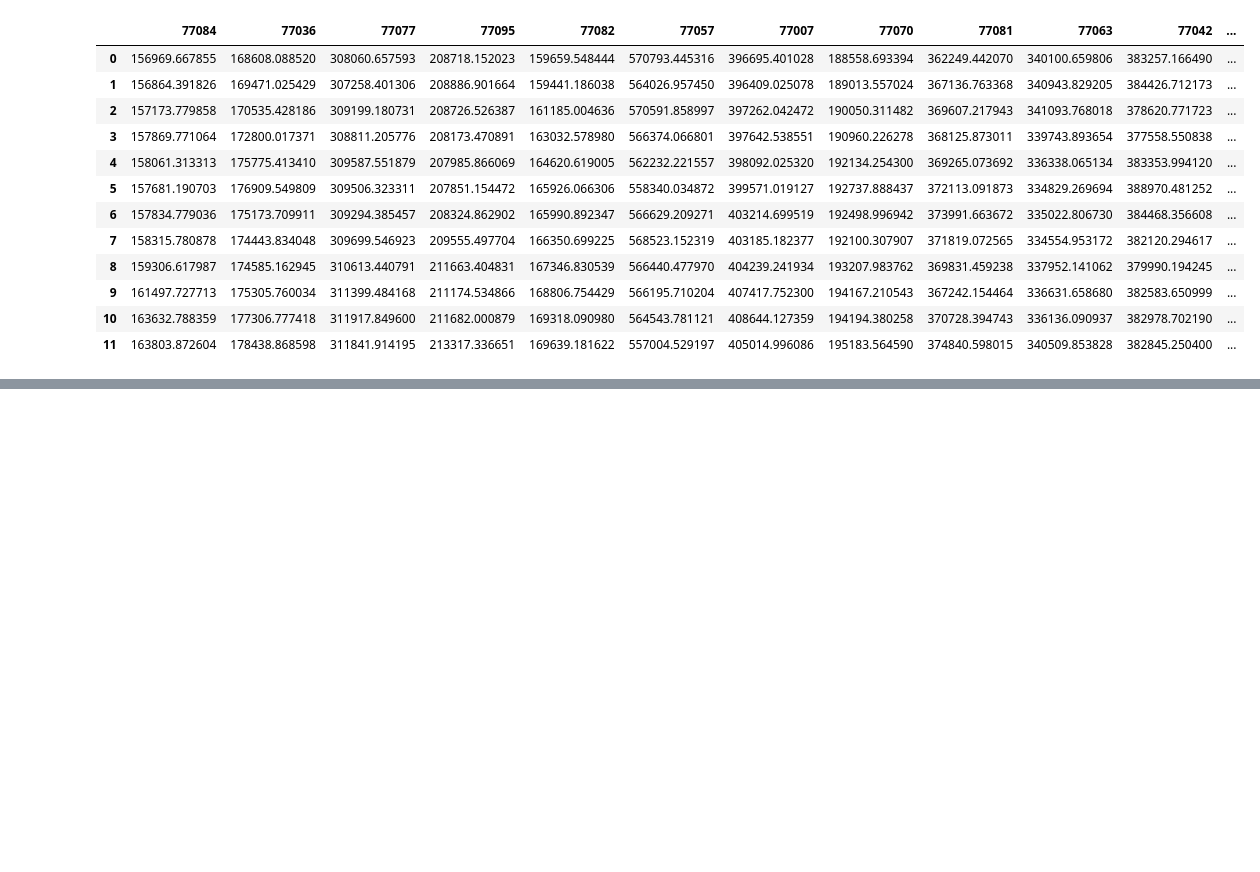
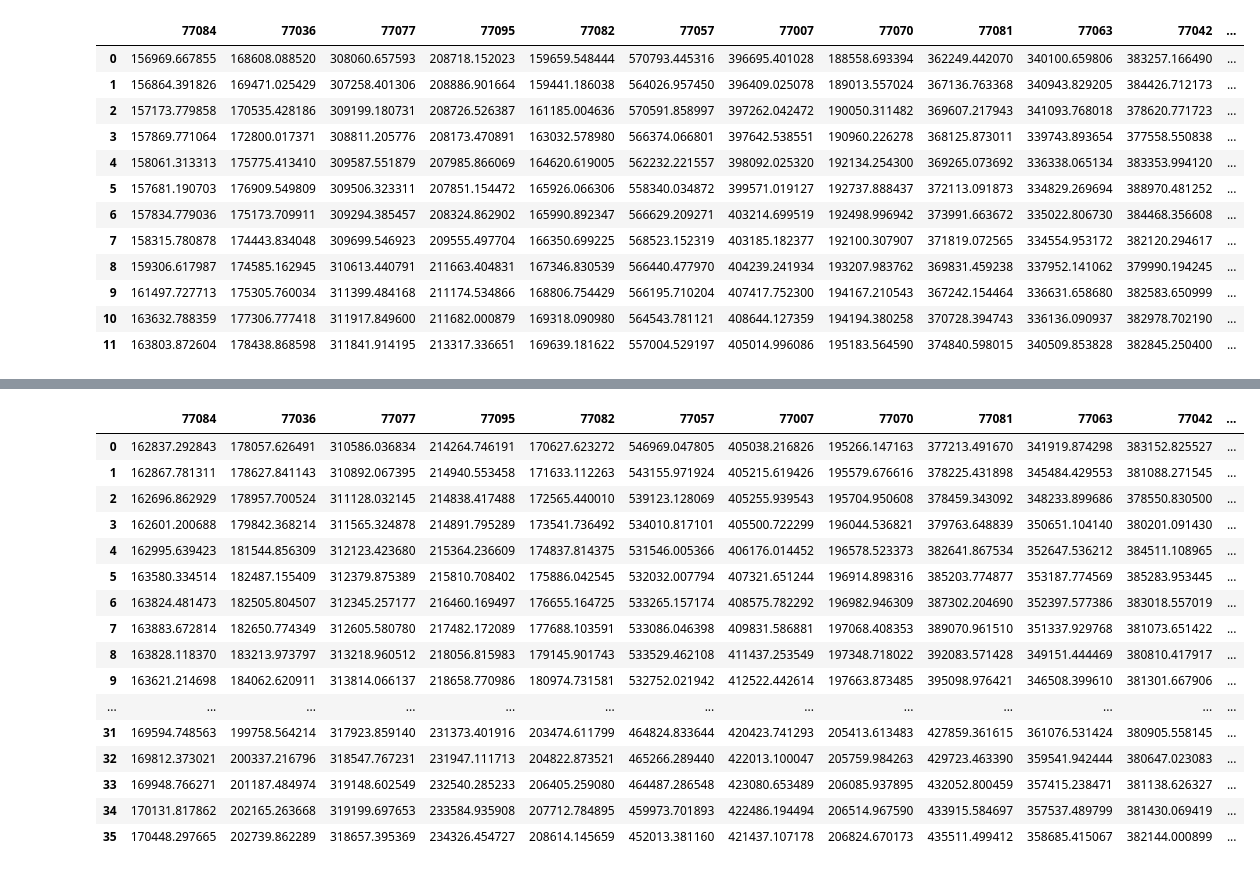
Before and after one commit to Blue723/Housing_Time_Series, a Jupyter notebook: time-series/Time_Series_notebook.ipynb, the cells around one changed output, grey strips where cells are left out. Cells and saved outputs as stored; diff of their text form; code cells hidden in the pictures; blank space fills up the shorter version.

```diff
--- a/time-series/Time_Series_notebook.ipynb
+++ b/time-series/Time_Series_notebook.ipynb
@@ -275,7 +275,7 @@ pdqs    (0, 1, 1, 12)
 aic        819.822075
 Name: 507, dtype: object
 # %%
-def sarimax_model(df):
+def sarimax_model(df, start=None, end=None):
     model = SARIMAX(df,
                     order=(1, 1, 1),
                     seasonal_order=(1, 1, 1, 12),
@@ -283,31 +283,13 @@ def sarimax_model(df):
                     enforce_invertibility=False)
     #fit model
     output = model.fit()
-
-    #summary, look at arma lags p-value
-    #print('{}'.format(c))
-    #print(output.summary().tables[1])
-
     #predictions
-    pred = output.get_prediction(start=pd.to_datetime('2017-01'), end=pd.to_datetime('2017-12'),dynamic=False)
-
-    #confidence interval
-    #pred_conf = pred.conf_int()
-    #print('Predicted Confidence Interval')
-    #print(pred_conf)
-    #print('')
-
-    #predicted mean
-    #pred_mean = pred.predicted_mean
-    #print('Predicted Mean')
-    #print(pred_mean)
-    #print('----------------------------------------------------------------------------')
-    #print('')
+    pred = output.get_prediction(start=pd.to_datetime(start), end=pd.to_datetime(end),dynamic=False)
     return pred
 # %%
 zipcode_pred_mean = pd.DataFrame()
 for c in zipcode[:'2016-12'].columns:
-    pred = sarimax_model(zipcode[c])
+    pred = sarimax_model(zipcode[c], start='2017-01', end='2017-12')
     pred_mean_dict = {c: list(pred.predicted_mean)}
     pred_mean_df = pd.DataFrame(pred_mean_dict)
     zipcode_pred_mean = pd.concat([zipcode_pred_mean, pred_mean_df], axis=1)
@@ -351,0 +335,27 @@ for c in zipcode.columns:
+# %%
+future_mean = pd.DataFrame()
+for c in zipcode[:'2016-12'].columns:
+    pred_1 = sarimax_model(zipcode[c], start='2018-01', end='2020-12')
+    pred_mean_dict_1 = {c: list(pred_1.predicted_mean)}
+    pred_mean_df_1 = pd.DataFrame(pred_mean_dict_1)
+    future_mean = pd.concat([future_mean, pred_mean_df_1], axis=1)
+# %%
+future_mean
+# %% [output]
+|  | 77084 | 77036 | 77077 | 77095 | 77082 | 77057 | 77007 | 77070 | 77081 | 77063 | 77042 | ... |
+| 0 | 162837.292843 | 178057.626491 | 310586.036834 | 214264.746191 | 170627.623272 | 546969.047805 | 405038.216826 | 195266.147163 | 377213.491670 | 341919.874298 | 383152.825527 | ... |
+| 1 | 162867.781311 | 178627.841143 | 310892.067395 | 214940.553458 | 171633.112263 | 543155.971924 | 405215.619426 | 195579.676616 | 378225.431898 | 345484.429553 | 381088.271545 | ... |
+| 2 | 162696.862929 | 178957.700524 | 311128.032145 | 214838.417488 | 172565.440010 | 539123.128069 | 405255.939543 | 195704.950608 | 378459.343092 | 348233.899686 | 378550.830500 | ... |
+| 3 | 162601.200688 | 179842.368214 | 311565.324878 | 214891.795289 | 173541.736492 | 534010.817101 | 405500.722299 | 196044.536821 | 379763.648839 | 350651.104140 | 380201.091430 | ... |
+| 4 | 162995.639423 | 181544.856309 | 312123.423680 | 215364.236609 | 174837.814375 | 531546.005366 | 406176.014452 | 196578.523373 | 382641.867534 | 352647.536212 | 384511.108965 | ... |
+| 5 | 163580.334514 | 182487.155409 | 312379.875389 | 215810.708402 | 175886.042545 | 532032.007794 | 407321.651244 | 196914.898316 | 385203.774877 | 353187.774569 | 385283.953445 | ... |
+| 6 | 163824.481473 | 182505.804507 | 312345.257177 | 216460.169497 | 176655.164725 | 533265.157174 | 408575.782292 | 196982.946309 | 387302.204690 | 352397.577386 | 383018.557019 | ... |
+| 7 | 163883.672814 | 182650.774349 | 312605.580780 | 217482.172089 | 177688.103591 | 533086.046398 | 409831.586881 | 197068.408353 | 389070.961510 | 351337.929768 | 381073.651422 | ... |
+| 8 | 163828.118370 | 183213.973797 | 313218.960512 | 218056.815983 | 179145.901743 | 533529.462108 | 411437.253549 | 197348.718022 | 392083.571428 | 349151.444469 | 380810.417917 | ... |
+| 9 | 163621.214698 | 184062.620911 | 313814.066137 | 218658.770986 | 180974.731581 | 532752.021942 | 412522.442614 | 197663.873485 | 395098.976421 | 346508.399610 | 381301.667906 | ... |
+| ... | ... | ... | ... | ... | ... | ... | ... | ... | ... | ... | ... | ... |
+| 31 | 169594.748563 | 199758.564214 | 317923.859140 | 231373.401916 | 203474.611799 | 464824.833644 | 420423.741293 | 205413.613483 | 427859.361615 | 361076.531424 | 380905.558145 | ... |
+| 32 | 169812.373021 | 200337.216796 | 318547.767231 | 231947.111713 | 204822.873521 | 465266.289440 | 422013.100047 | 205759.984263 | 429723.463390 | 359541.942444 | 380647.023083 | ... |
+| 33 | 169948.766271 | 201187.484974 | 319148.602549 | 232540.285233 | 206405.259080 | 464487.286548 | 423080.653489 | 206085.937895 | 432052.800459 | 357415.238471 | 381138.626327 | ... |
+| 34 | 170131.817862 | 202165.263668 | 319199.697653 | 233584.935908 | 207712.784895 | 459973.701893 | 422486.194494 | 206514.967590 | 433915.584697 | 357537.489799 | 381430.069419 | ... |
+| 35 | 170448.297665 | 202739.862289 | 318657.395369 | 234326.454727 | 208614.145659 | 452013.381160 | 421437.107178 | 206824.670173 | 435511.499412 | 358685.415067 | 382144.000899 | ... |
```
Also changed, not shown: parts of 2 cells of this notebook.
